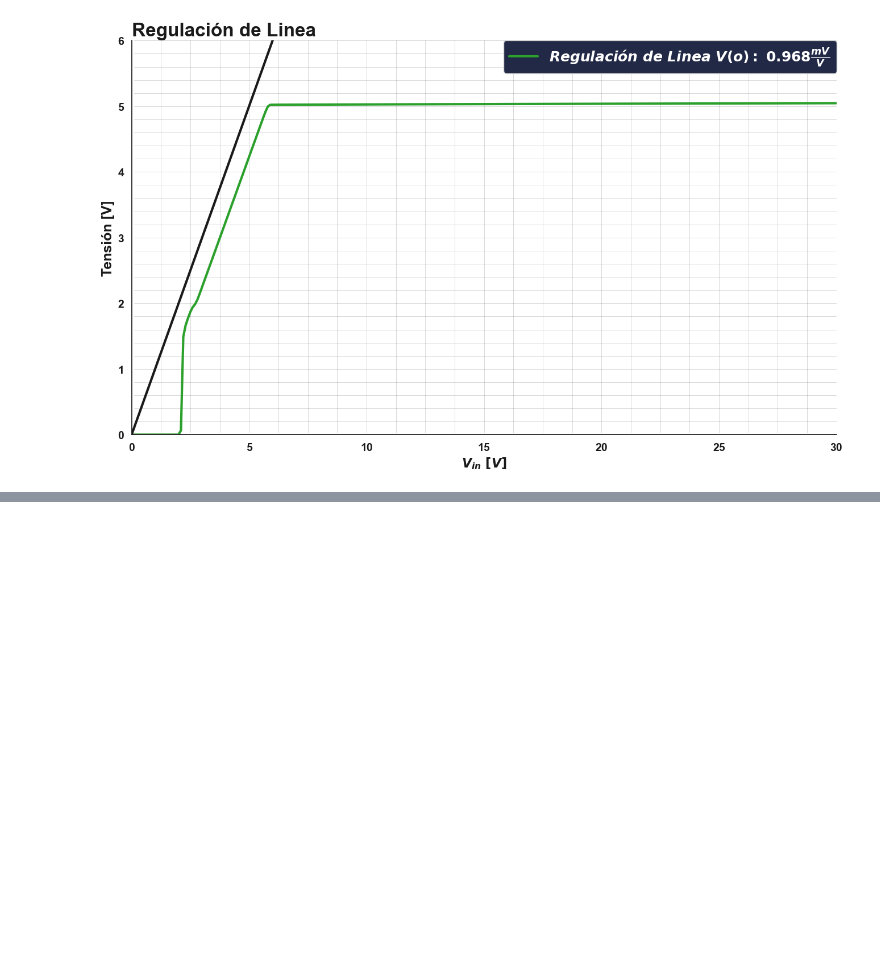
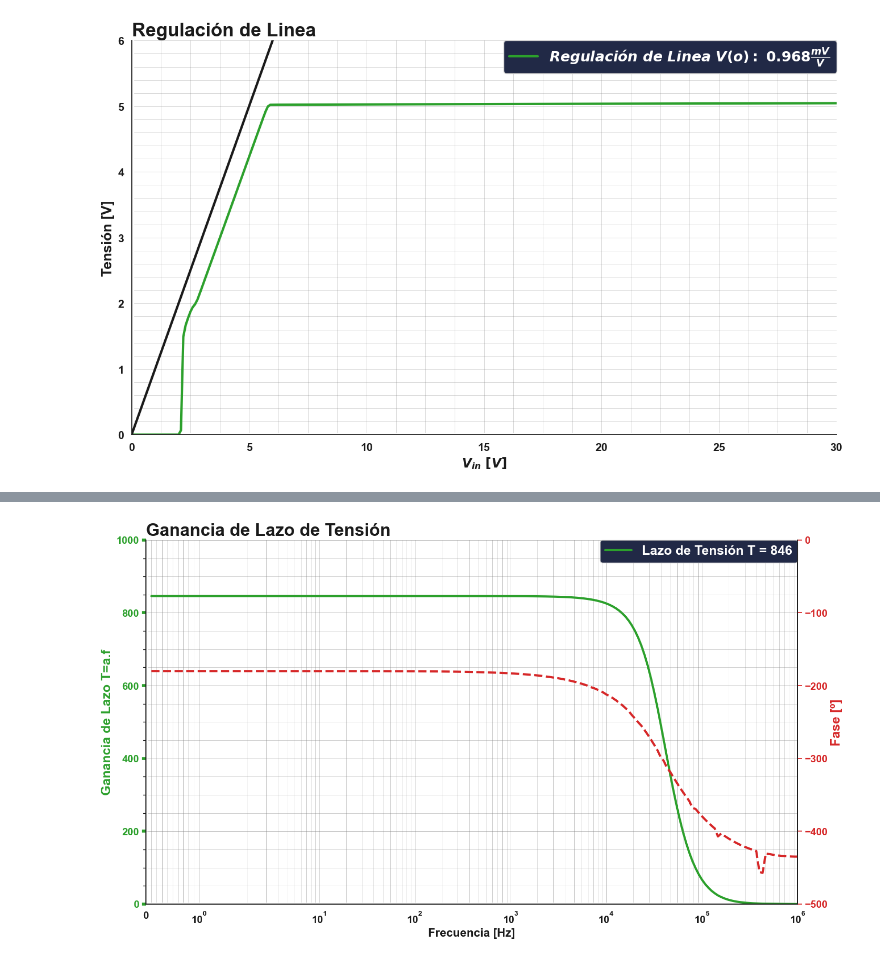
Before and after one commit to dbatallan/Taller-de-Circuitos-Electronicos-TPI, a Jupyter notebook: Checkpoint 1/Version Final/Graficos.ipynb, the cells around one changed output, grey strips where cells are left out. Cells and saved outputs as stored; diff of their text form; code cells hidden in the pictures; blank space fills up the shorter version.

Commit message:
Ganancia de LAzo

```diff
--- a/Checkpoint 1/Version Final/Graficos.ipynb
+++ b/Checkpoint 1/Version Final/Graficos.ipynb
@@ -297,0 +377,4 @@ plt.show()
+# %%
+GananciaDeLazo = pd.read_csv("LTSpice/Ganancia de Lazo de Tension.txt", delimiter="\t")
+GananciaDeLazo.loc[GananciaDeLazo['Freq'] > 1.71132830416178, 'phase'] -= 360
+GananciaDeLazo.head()
@@ -297,0 +388,73 @@ plt.show()
+# %%
+import numpy as np
+import pandas as pd
+import matplotlib.pyplot as plt
+
+# Crear la figura y el eje principal
+fig = plt.figure(figsize=[16, 9])
+ax1 = fig.add_subplot(1, 1, 1)
+ax1.spines["top"].set_visible(False)
+ax1.spines["left"].set_position(("outward", 0))
+ax1.spines["bottom"].set_position(("outward", 0))
+
+# Configurar los ticks y la escala del eje X
+ax1.set_xscale('symlog')
+ax1.tick_params(axis='both', width=4, labelsize=30)
+
+# Configurar el eje Y de voltaje
+ax1.set_yticks(np.linspace(0, 1000, 21), minor=True)
+ax1.set_ylim(0, 1000)
+ax1.set_ylabel("Ganancia de Lazo T=a.f", fontsize=18, color="tab:green")
+ax1.tick_params(axis='y', labelsize=14, colors='tab:green')
+ax1.tick_params(axis='x', labelsize=14)
+
+ax1.axhline(0, linestyle='-', linewidth=4, c='white')
+ax1.axvline(0, linestyle='solid', linewidth=6, c='white')
+
+# Configurar los ticks del eje X
+a = np.append(np.linspace(0, 1, 11), np.linspace(1, 10, 11))
+a = np.append(a, np.linspace(10, 100, 11))
+a = np.append(a, np.linspace(100, 1000, 11))
+a = np.append(a, np.linspace(1000, 10000, 11))
+a = np.append(a, np.linspace(10000, 100000, 11))
+a = np.append(a, np.linspace(100000, 1000000, 11))
+a = np.append(a, np.linspace(1000000, 10000000, 11))
+
+ax1.set_xticks(a, minor=True)
+
+# Configuración de la grilla
+plt.grid(which='both', color='grey', linestyle='-', linewidth=0.5, alpha=0.5)
+
+# Crear un segundo eje Y para la corriente
+ax2 = ax1.twinx()
+ax2.spines["top"].set_visible(False)
+
+ax2.set_ylabel("Fase [º]", fontsize=18, color='tab:red')  # Etiqueta del eje Y de corriente
+#ax2.set_yticks(np.linspace(0, 2, 25), minor=True)
+ax2.tick_params(axis='y', labelsize=14, colors='tab:red')
+ax2.set_ylim(-500, -0)  # Ajustar la escala de corriente
+
+# Configurar título y nombre del eje X
+plt.title("Ganancia de Lazo de Tensión", fontsize=24, loc="left")  # Título centrado
+ax1.set_xlabel("Frecuencia [Hz]", fontsize=16)  # Nombre del eje X
+
+# Configurar la grilla
+plt.grid(which="major", color="grey", linestyle="-", linewidth=0.5, alpha=0.5)
+plt.grid(which="minor", color="grey", linestyle="-", linewidth=0.5, alpha=0.5)
+
+# Graficar voltaje en el primer eje
+line1, = ax1.plot(GananciaDeLazo["Freq"], 10**(GananciaDeLazo["gain"]/20), linestyle='-', linewidth=3, color="tab:green")
+
+# Graficar corriente en el segundo eje
+line2, = ax2.plot(GananciaDeLazo["Freq"], GananciaDeLazo["phase"], linestyle='--', linewidth=3, color="tab:red")
+
+# Mostrar leyenda
+ax1.legend([line1], ["Lazo de Tensión T = 846"], loc="upper right", fontsize=18)
+
+# Configurar el límite de X para invertirlo (de 1000 a 0)
+plt.xlim(0,1e6)
+plt.savefig("Ganancia_de_Lazo_de_Tension.png", bbox_inches="tight")
+
+plt.show()
+# %% [output]
+[figure, added]
```
Also changed, not shown: parts of 7 cells of this notebook, 12 other files.
